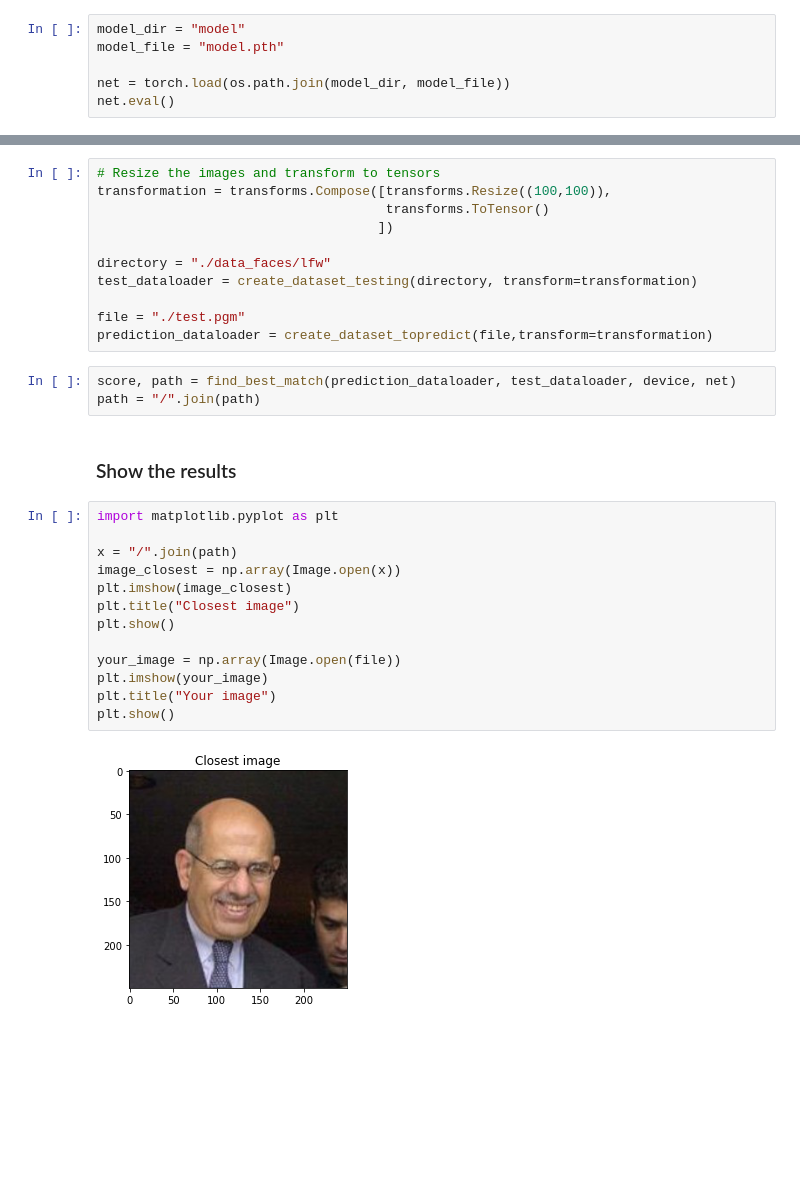
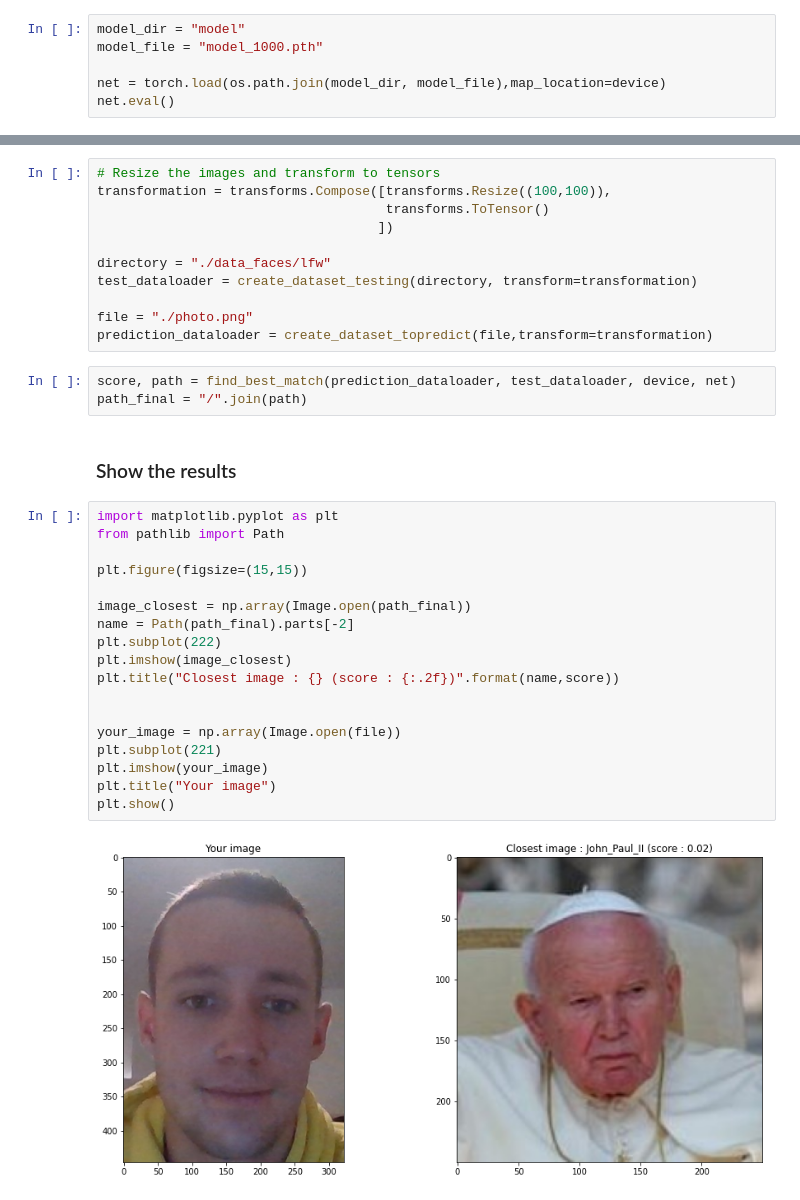
Before and after one commit to julienbergerot/Similarity-network, a Jupyter notebook: Face similarity.ipynb, the cells around one changed output, grey strips where cells are left out. Saved outputs shown, nothing was run; the diff lists cells and outputs as text; blank space fills up the shorter version.

```diff
--- a/Face similarity.ipynb
+++ b/Face similarity.ipynb
@@ -173,9 +167,9 @@ torch.save(net, os.path.join(model_dir, model_file))
 You can start at this point if you want to skip training.
 # %%
 model_dir = "model"
-model_file = "model.pth"
+model_file = "model_1000.pth"
 
-net = torch.load(os.path.join(model_dir, model_file))
+net = torch.load(os.path.join(model_dir, model_file),map_location=device)
 net.eval()
 # %% [output]
 SiameseNetwork(
@@ -277,25 +272,30 @@ transformation = transforms.Compose([transforms.Resize((100,100)),
 directory = "./data_faces/lfw"
 test_dataloader = create_dataset_testing(directory, transform=transformation)
 
-file = "./test.pgm"
+file = "./photo.png"
 prediction_dataloader = create_dataset_topredict(file,transform=transformation)
 # %%
 score, path = find_best_match(prediction_dataloader, test_dataloader, device, net)
-path = "/".join(path)
+path_final = "/".join(path)
 # %% [markdown]
 ### Show the results
 # %%
 import matplotlib.pyplot as plt
+from pathlib import Path
 
-x = "/".join(path)
-image_closest = np.array(Image.open(x))
+plt.figure(figsize=(15,15))
+
+image_closest = np.array(Image.open(path_final))
+name = Path(path_final).parts[-2]
+plt.subplot(222)
 plt.imshow(image_closest)
-plt.title("Closest image")
-plt.show()
+plt.title("Closest image : {} (score : {:.2f})".format(name,score))
+
 
 your_image = np.array(Image.open(file))
+plt.subplot(221)
 plt.imshow(your_image)
 plt.title("Your image")
 plt.show()
 # %% [output]
-[figure, old version]
+[figure, new version]
```
Also changed, not shown: parts of 9 cells of this notebook, 4 other files.
